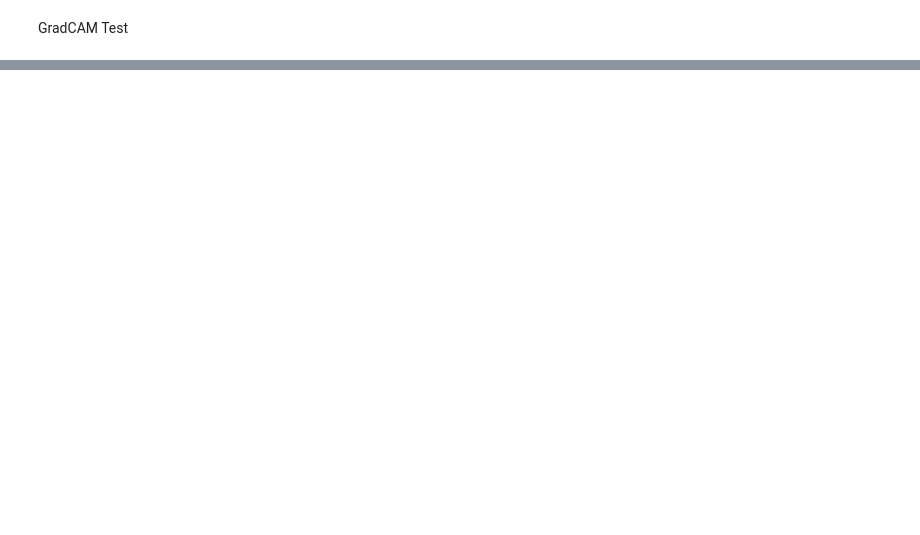
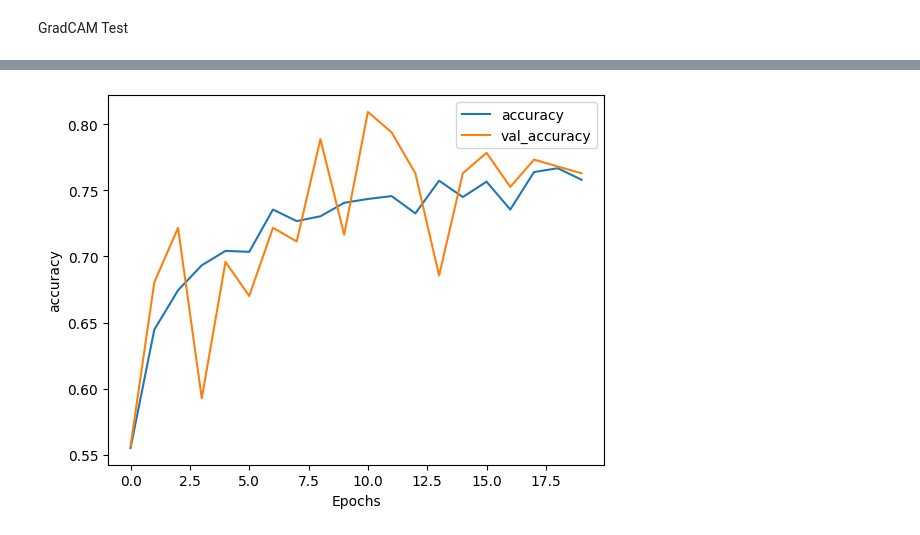
Before and after one commit to AngeloGalav/gauntlet, a Jupyter notebook: playground2.ipynb, the cells around one changed output, grey strips where cells are left out. Saved outputs shown, nothing was run; the diff lists cells and outputs as text; code cells hidden in the pictures; blank space fills up the shorter version.

```diff
--- a/playground2.ipynb
+++ b/playground2.ipynb
@@ -90,0 +130,40 @@ xai.explain_gradcam_single_image(train_dataloader, ft_resnet50, [ft_resnet50.lay
+# %%
+augmented_transform = transforms.Compose([
+    transforms.Lambda(lambda image: image.convert('RGB')),
+    transforms.RandomResizedCrop(size=(224, 224)),  # Randomly crop and resize to 224x224
+    transforms.RandomHorizontalFlip(),  # Apply random horizontal flip
+    transforms.RandomRotation(20),  # Randomly rotate the image by up to 20 degrees
+    transforms.ToTensor(),  # Convert the image to a PyTorch tensor
+    transforms.Normalize(mean=[0.485, 0.456, 0.406], std=[0.229, 0.224, 0.225])  # Normalize
+])
+# %%
+original_dataset = data_utils.RVAADataset(root_dir="data/RealVsAiArt", transform=transform)
+augmented_dataset = data_utils.RVAADataset(root_dir="data/RealVsAiArt", transform=augmented_transform)
+
+
+augmented_size = int(0.3 * len(original_dataset))
+
+import numpy as np
+
+augmented_indices = np.random.choice(len(augmented_dataset), augmented_size, replace=False)
+augmented_subset = Subset(augmented_dataset, augmented_indices)
+
+# Combine the subsets
+combined_dataset = ConcatDataset([original_dataset, augmented_dataset])
+
+train_dataset, val_dataset, test_dataset = data_utils.train_test_split((0.7, 0.10), dataset=combined_dataset)
+
+
+train_dataloader = DataLoader(train_dataset, batch_size=BATCH_SIZE, shuffle=True)
+val_dataloader = DataLoader(val_dataset, batch_size=BATCH_SIZE, shuffle=True)
+test_dataloader = DataLoader(test_dataset, batch_size=BATCH_SIZE, shuffle=True)
+
+dataloaders = (train_dataloader, val_dataloader)
+# %%
+ft_resnet50 = resnet50(weights='IMAGENET1K_V1')
+model_utils.prepare_for_ft(ft_resnet50, num_classes=1)
+ft_resnet50.to(device)
+
+optimizer = torch.optim.AdamW(ft_resnet50.fc.parameters(), lr=LEARNING_RATE)
+# %%
+artifacts = model_utils.train(dataloaders, loss_fn, optimizer, ft_resnet50, "FTRes50_experiment", BATCH_SIZE, EPOCHS, loss_thresh=2.5, force_train=True)
@@ -90,0 +196,6 @@ xai.explain_gradcam_single_image(train_dataloader, ft_resnet50, [ft_resnet50.lay
+# %%
+if artifacts != None:
+    losses, train_accs, test_accs = artifacts
+    plotter.plot_metrics((train_accs, test_accs), "accuracy")
+# %% [output]
+[figure, added]
```
Also changed, not shown: parts of 20 cells of this notebook.
